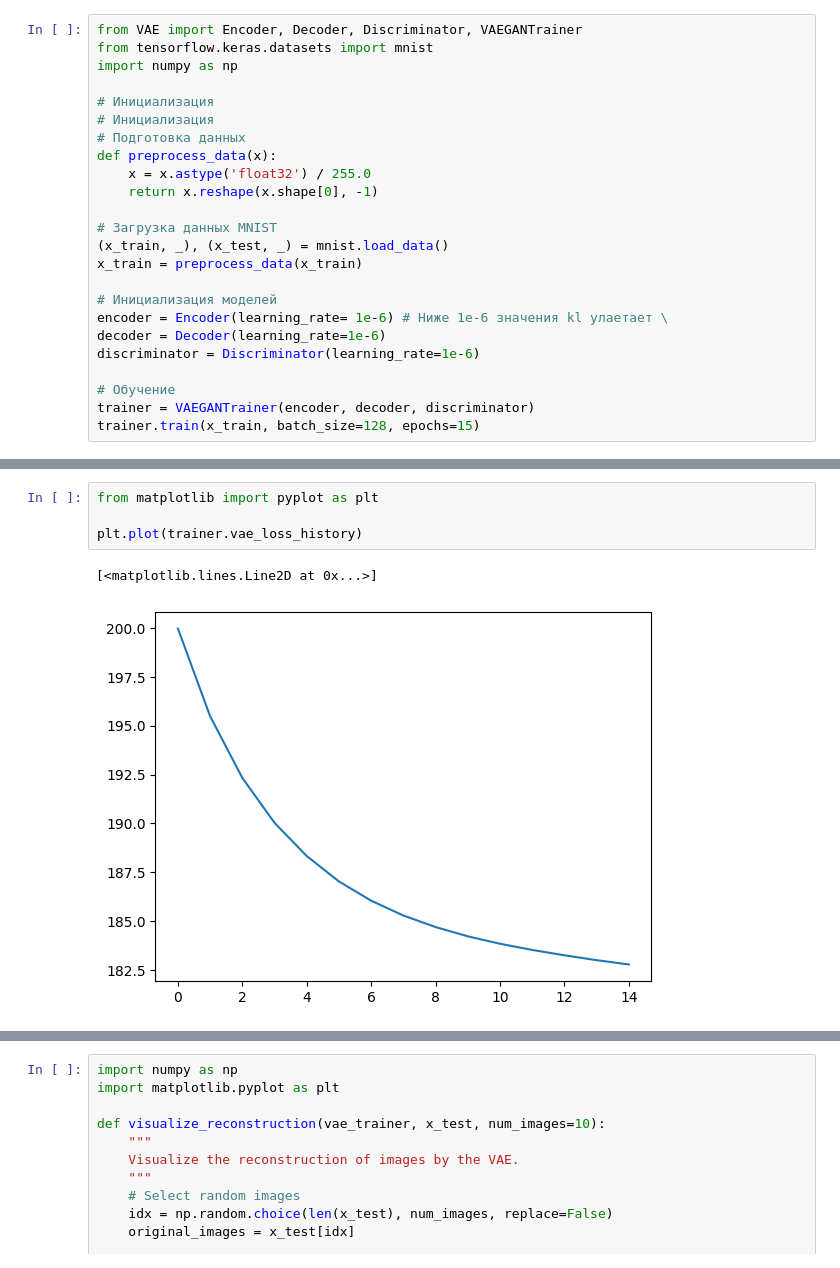
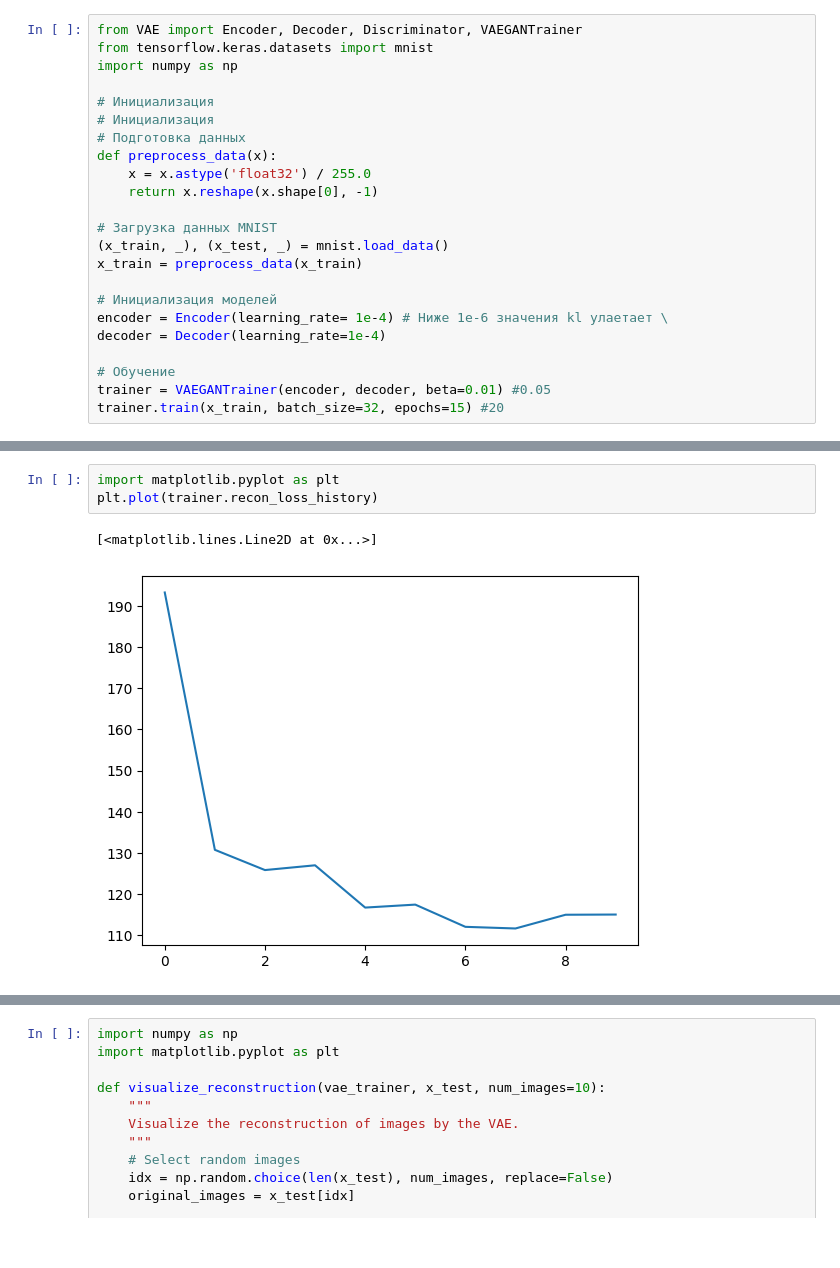
Before and after one commit to sanchous1000/Neura, a Jupyter notebook: lab4/trainer.ipynb, the cells around one changed output, grey strips where cells are left out. Saved outputs shown, nothing was run; the diff lists cells and outputs as text.

```diff
--- a/lab4/trainer.ipynb
+++ b/lab4/trainer.ipynb
@@ -19,11 +38,10 @@ def preprocess_data(x):
 x_train = preprocess_data(x_train)
 
 # Инициализация моделей
-encoder = Encoder(learning_rate= 1e-6) # Ниже 1e-6 значения kl улаетает \
-decoder = Decoder(learning_rate=1e-6)
-discriminator = Discriminator(learning_rate=1e-6)
+encoder = Encoder(learning_rate= 1e-4) # Ниже 1e-6 значения kl улаетает \
+decoder = Decoder(learning_rate=1e-4)
 
 # Обучение
-trainer = VAEGANTrainer(encoder, decoder, discriminator)
-trainer.train(x_train, batch_size=128, epochs=15)
+trainer = VAEGANTrainer(encoder, decoder, beta=0.01) #0.05
+trainer.train(x_train, batch_size=32, epochs=15) #20
 # %% [output]
@@ -31,7 +189,6 @@ ValueError: operands could not be broadcast together with shapes (128,784) (128,
 # %%
-from matplotlib import pyplot as plt
-
-plt.plot(trainer.vae_loss_history)
+import matplotlib.pyplot as plt
+plt.plot(trainer.recon_loss_history)
 # %% [output]
 [<matplotlib.lines.Line2D at 0x...>]
-[figure, old version]
+[figure, new version]
```
Also changed, not shown: parts of 14 cells of this notebook, 11 other files.
